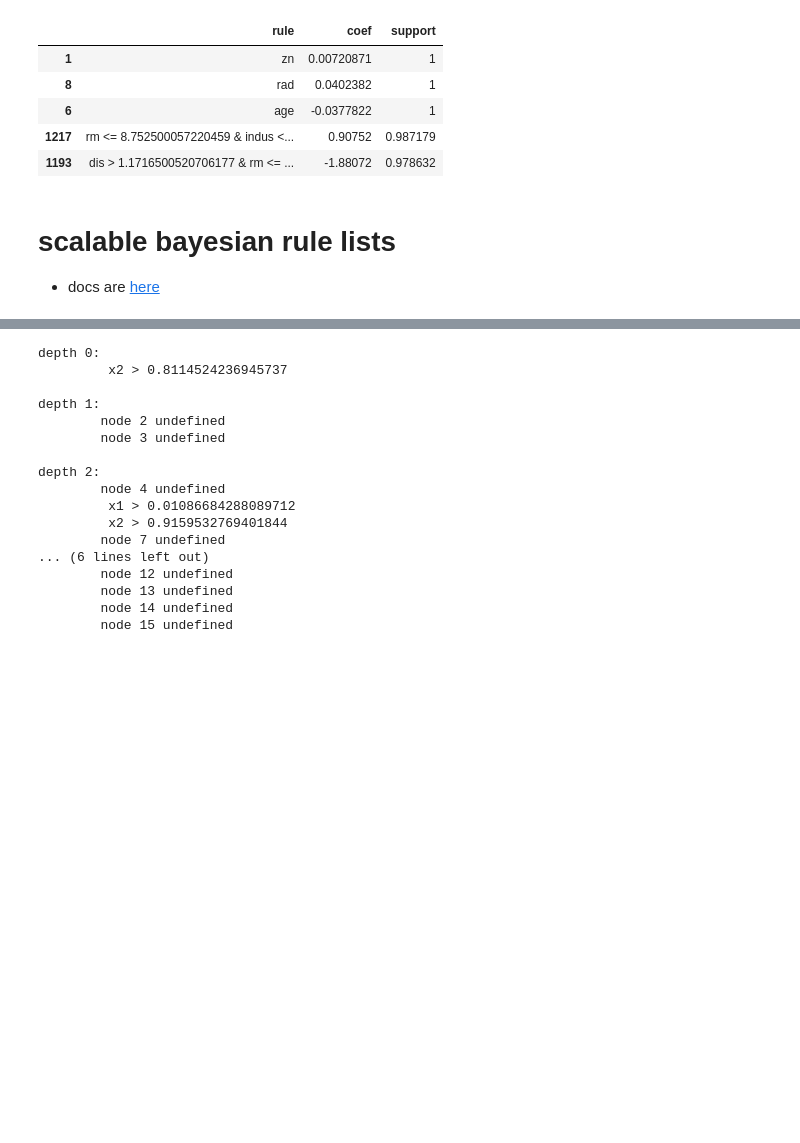
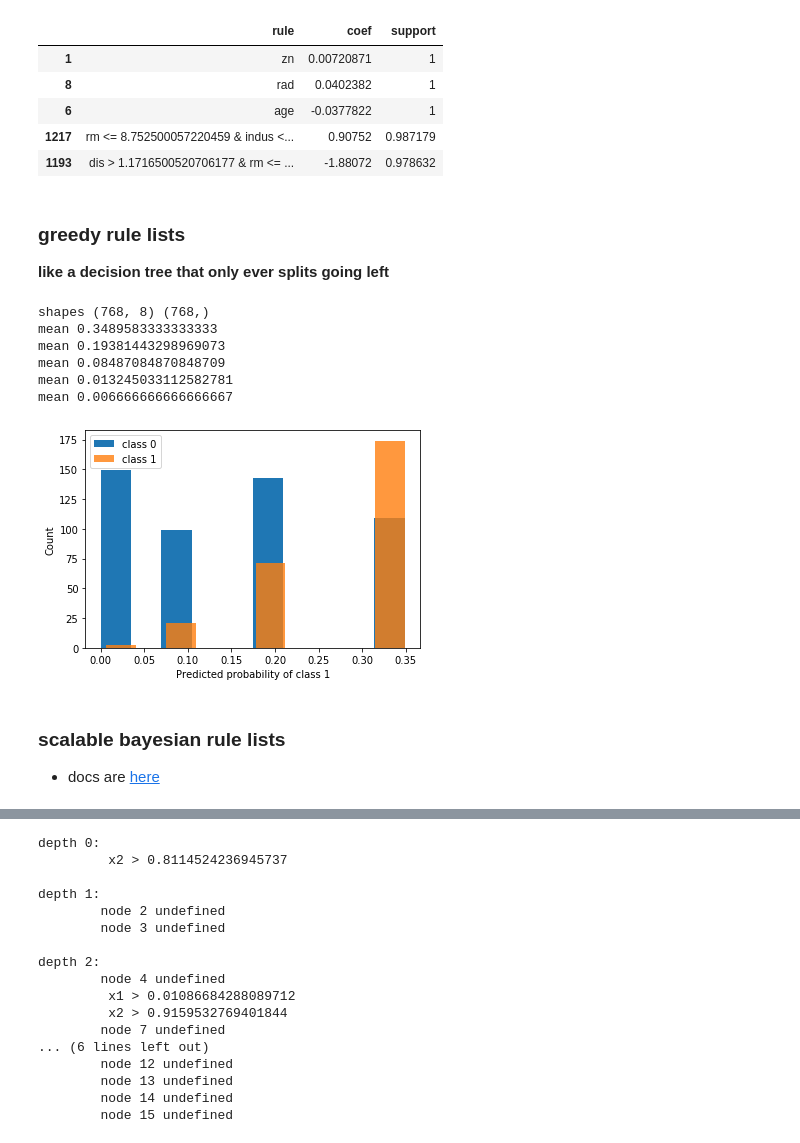
Before and after one commit to csinva/imodels, a Jupyter notebook: notebooks/1_model_based.ipynb, the cells around one changed output, grey strips where cells are left out. Cells and saved outputs as stored; diff of their text form; code cells hidden in the pictures; blank space fills up the shorter version.

Commit message:
add greedy rule list

```diff
--- a/notebooks/1_model_based.ipynb
+++ b/notebooks/1_model_based.ipynb
@@ -95,8 +100,41 @@ rules[['rule', 'coef', 'support']].head().style.background_gradient(cmap='viridi
 | 6 | age | -0.0377822 | 1 |
 | 1217 | rm <= 8.752500057220459 & indus <... | 0.90752 | 0.987179 |
 | 1193 | dis > 1.1716500520706177 & rm <= ... | -1.88072 | 0.978632 |
+# %% [markdown]
+### greedy rule lists
+**like a decision tree that only ever splits going left**
+# %%
+from imodels import GreedyRuleList
+
+# load some data
+data = fetch_openml("diabetes") # get dataset
+y = (data.target == 'tested_positive').astype(np.int) # labels 0-1
+X = data.data
+print('shapes', X.shape, y.shape)
+
+# fit a rulefit model
+m = GreedyRuleList()
+m.fit(X, y=y, feature_names=data.feature_names) # stores into m.rules_
+probs = m.predict_proba(X)
+print(m)
+
+# look at prediction breakdown
+plt.hist(probs[:, 1][y==0], label='class 0')
+plt.hist(probs[:, 1][y==1], label='class 1', alpha=0.8)
+plt.ylabel('Count')
+plt.xlabel('Predicted probability of class 1')
+plt.legend()
+plt.show()
+# %% [output]
+shapes (768, 8) (768,)
+mean 0.3489583333333333
+mean 0.19381443298969073
+mean 0.08487084870848709
+mean 0.013245033112582781
+mean 0.006666666666666667
+[figure, added]
 # %% [markdown]
-# scalable bayesian rule lists
+### scalable bayesian rule lists
 - docs are [here](https://github.com/csinva/interpretability-workshop/tree/master/models/bayesian_rule_lists)
 # %%
 from imodels import RuleListClassifier
```
Also changed, not shown: parts of 9 cells of this notebook, 13 other files.
